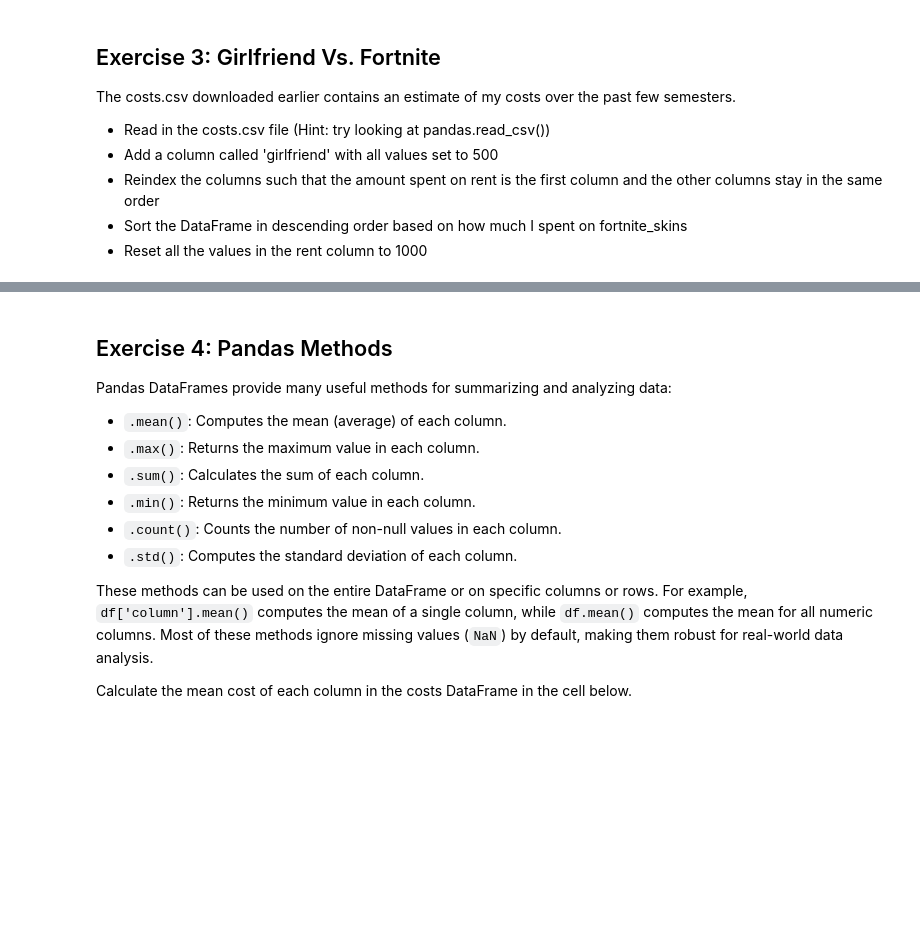
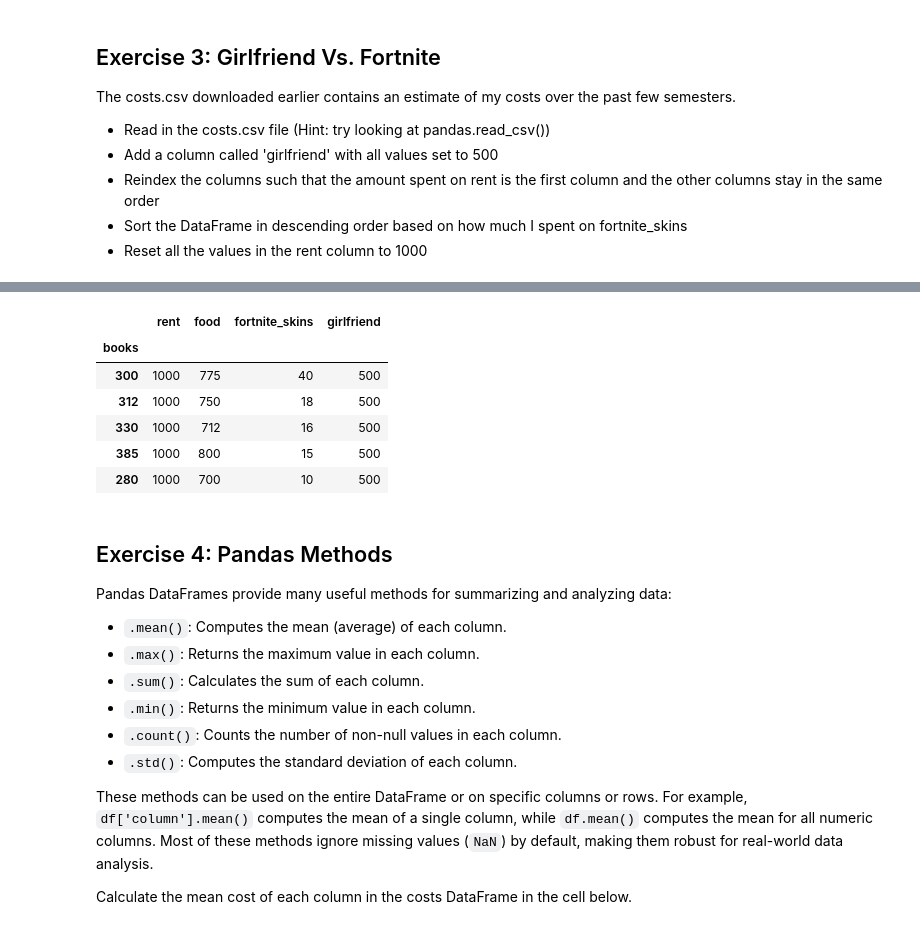
Before and after one commit to ziggster528491/cs-stat-180, a Jupyter notebook: labs/03-pandas.ipynb, the cells around one changed output, grey strips where cells are left out. Saved outputs shown, nothing was run; the diff lists cells and outputs as text; code cells hidden in the pictures; blank space fills up the shorter version.

```diff
--- a/labs/03-pandas.ipynb
+++ b/labs/03-pandas.ipynb
@@ -137,3 +198,18 @@ The costs.csv downloaded earlier contains an estimate of my costs over the past
+# %%
+#Enter the code for the question above here:
+df = pd.read_csv('costs.csv', index_col = 0)
+df['girlfriend'] = 500
+df = df.reindex(columns = ['rent', 'food', 'fortnite_skins', 'girlfriend']).sort_values('fortnite_skins', ascending=False)
+df['rent'] = 1000
+df.head()
+# %% [output]
+|  | rent | food | fortnite_skins | girlfriend |
+| books |  |  |  |  |
+| 300 | 1000 | 775 | 40 | 500 |
+| 312 | 1000 | 750 | 18 | 500 |
+| 330 | 1000 | 712 | 16 | 500 |
+| 385 | 1000 | 800 | 15 | 500 |
+| 280 | 1000 | 700 | 10 | 500 |
 # %% [markdown]
 ## Exercise 4: Pandas Methods
 
```
Also changed, not shown: parts of 20 cells of this notebook, 3 other files.
